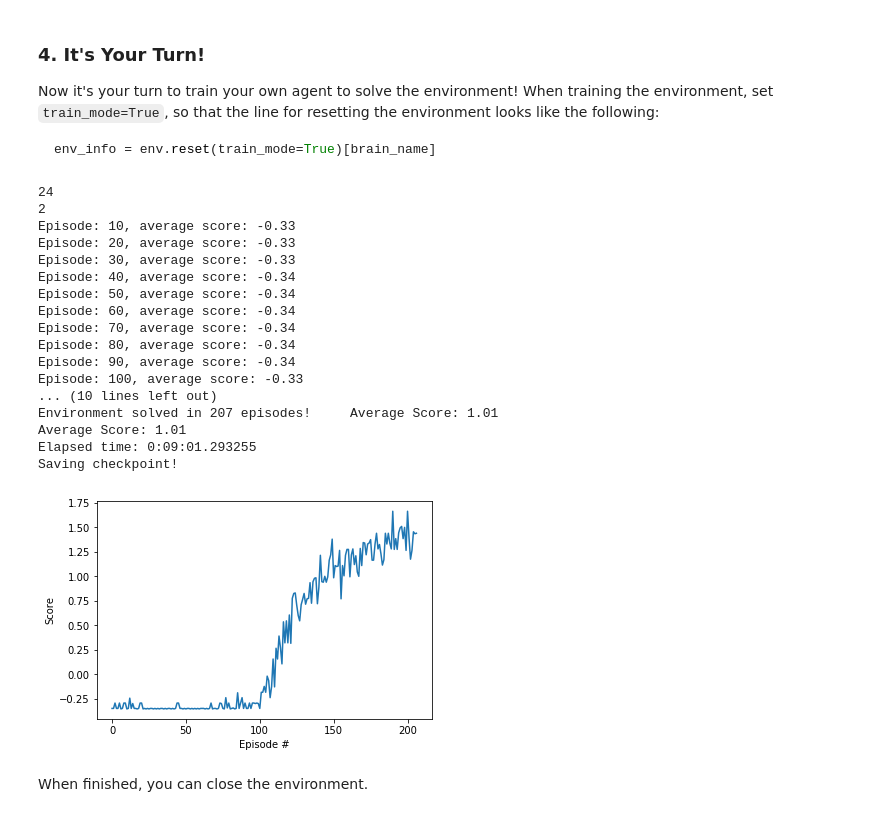
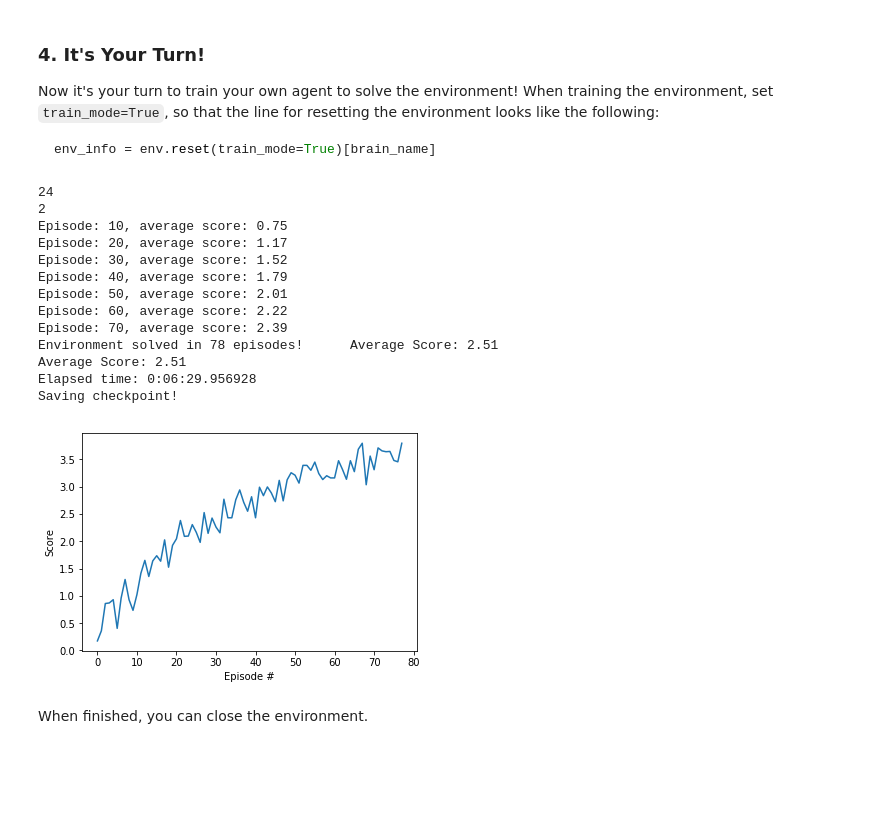
Before and after one commit to pyadmell/deep-reinforcement-learning-udacity, a Jupyter notebook: p3_collab-compet/Tennis-PPO.ipynb, the cells around one changed output. Cells and saved outputs as stored; diff of their text form; code cells hidden in the pictures; blank space fills up the shorter version.

Commit message:
Fix Tennis score calculation

```diff
--- a/p3_collab-compet/Tennis-PPO.ipynb
+++ b/p3_collab-compet/Tennis-PPO.ipynb
@@ -93,7 +93,7 @@ Once this cell is executed, you will watch the agents' performance, if they sele
 
 Of course, as part of the project, you'll have to change the code so that the agents are able to use their experiences to gradually choose better actions when interacting with the environment!
 # %%
-for i in range(1, 6):                                      # play game for 5 episodes
+for i in range(1, 50):                                      # play game for 5 episodes
     env_info = env.reset(train_mode=False)[brain_name]     # reset the environment
     states = env_info.vector_observations                  # get the current state (for each agent)
     scores = np.zeros(num_agents)                          # initialize the score (for each agent)
@@ -137,6 +131,9 @@ import torch.optim as optim
 from actor_critic import ActorCritic
 
 g_device = torch.device("cuda:0" if torch.cuda.is_available() else "cpu")
+# %%
+def normalize(x):
+    return x/(1.e-10+np.linalg.norm(x, ord=2, axis=1, keepdims=True))
 # %%
 def collect_trajectories(envs, policy, tmax=200, nrand=5, train_mode=False):
 
@@ -150,6 +147,7 @@ def collect_trajectories(envs, policy, tmax=200, nrand=5, train_mode=False):
     action_list=[]
     value_list=[]
     done_list=[]
+    score_list=[]
 
     env_info = envs.reset(train_mode=train_mode)[brain_name]
 
@@ -159,8 +157,9 @@ def collect_trajectories(envs, policy, tmax=200, nrand=5, train_mode=False):
         action = np.clip(action, -1.0, 1.0)
         env_info = envs.step(action)[brain_name]
 
+    score = [0.0, 0.0]
     for t in range(tmax):
-        states = env_info.vector_observations
+        states = normalize(env_info.vector_observations)
         env_actions = []
         #for states in all_states:
         states = to_tensor(states)
@@ -175,7 +174,11 @@ def collect_trajectories(envs, policy, tmax=200, nrand=5, train_mode=False):
         env_actions.append(actions.cpu().numpy())
 
         env_info = envs.step(env_actions)[brain_name]
-        rewards = to_tensor(env_info.rewards)
+        #rwrd = [-0.1 if r<=-0.0001 else r for r in env_info.rewards]
+        rwrd = [r for r in env_info.rewards]
+        score[0] += rwrd[0]
+        score[1] += rwrd[1]
+        rewards = to_tensor(rwrd)
         dones = to_tensor(env_info.local_done, dtype=np.uint8)
         #for _ in all_states:
         reward_list.append(rewards.unsqueeze(0))
@@ -185,8 +188,12 @@ def collect_trajectories(envs, policy, tmax=200, nrand=5, train_mode=False):
         action_list.append(actions.unsqueeze(0))
         value_list.append(values.unsqueeze(0))
         if np.any(dones):
+            score_list.append(score)
+            score = [0.0,0.0]
             env_info = envs.reset(train_mode=train_mode)[brain_name]
 
+    if np.any(dones)==False:
+        score_list.append(score)
 
     state_list = torch.cat(state_list, dim=0)
     prob_list = torch.cat(prob_list, dim=0)
@@ -195,7 +202,7 @@ def collect_trajectories(envs, policy, tmax=200, nrand=5, train_mode=False):
     value_list = torch.cat(value_list, dim=0)
     done_list = torch.cat(done_list, dim=0)
 
-    return prob_list, state_list, action_list, reward_list, value_list, done_list
+    return prob_list, state_list, action_list, reward_list, value_list, done_list, score_list
 # %%
 def calc_returns(rewards, values, dones):
     n_step = len(rewards)
@@ -233,18 +240,18 @@ def calc_returns(rewards, values, dones):
 # run your own policy!
 policy=ActorCritic(state_size=state_size,
               action_size=action_size,
-              shared_layers=[128, 128],
+              shared_layers=[256, 128],
               critic_hidden_layers=[64],
               actor_hidden_layers=[64],
               init_type='xavier-uniform',
               seed=0).to(g_device)
 
 # optim.SGD is also possible
-optimizer = optim.Adam(policy.parameters(), lr=2e-4)
+optimizer = optim.Adam(policy.parameters(), lr=3e-4)
 # %%
 scores_window = deque(maxlen=100)  # last 100 scores
 
-score_goal = 1.0
+score_goal = 2.5
 
 discount = 0.99
 epsilon = 0.1
@@ -252,7 +259,7 @@ beta = .01
 opt_epoch = 10
 episode = 2000
 batch_size = 128
-tmax = 1000 #env episode steps
+tmax = batch_size * 15 #env episode steps
 
 print_per_n = min(10,episode/10)
 counter = 0
@@ -265,13 +272,14 @@ print(action_size)
 
 for e in range(episode):
     policy.eval()
-    old_probs_lst, states_lst, actions_lst, rewards_lst, values_lst, dones_list = collect_trajectories(envs=env,
+    old_probs_lst, states_lst, actions_lst, rewards_lst, values_lst, dones_list, score_list = collect_trajectories(envs=env,
                                                                                                        policy=policy,
                                                                                                        tmax=tmax,
                                                                                                        nrand = 0,
                                                                                                        train_mode=True)
 
-    avg_score = rewards_lst.sum(dim=0).mean().item()
+    #avg_score = rewards_lst.sum(dim=0).mean().item()
+    avg_score = np.sum(score_list,0).mean()
     scores_window.append(avg_score)
     save_scores.append(avg_score)
 
@@ -351,48 +359,44 @@ for e in range(episode):
         print('Environment solved in {:d} episodes!\tAverage Score: {:.2f}'.format(e+1, np.mean(scores_window)))
         break
 
 
 print('Average Score: {:.2f}'.format(np.mean(scores_window)))
 elapsed = timeit.default_timer() - start_time
 print("Elapsed time: {}".format(timedelta(seconds=elapsed)))
 print("Saving checkpoint!")
 # save your policy!
 torch.save(policy.state_dict(), 'checkpoint.pth')
 
 # save data
 import pickle
 pickle.dump(save_scores, open( "saved_scors.p", "wb" ) )
 
 # plot scores
 import matplotlib.pyplot as plt
 %matplotlib inline
 
 fig = plt.figure()
 ax = fig.add_subplot(111)
 plt.plot(np.arange(len(save_scores)), save_scores)
 plt.ylabel('Score')
 plt.xlabel('Episode #')
 plt.savefig('scores_plot.png')
 plt.show()
 # %% [output]
 24
 2
-Episode: 10, average score: -0.33
-Episode: 20, average score: -0.33
-Episode: 30, average score: -0.33
-Episode: 40, average score: -0.34
-Episode: 50, average score: -0.34
-Episode: 60, average score: -0.34
-Episode: 70, average score: -0.34
-Episode: 80, average score: -0.34
-Episode: 90, average score: -0.34
-Episode: 100, average score: -0.33
-... (10 lines left out)
-Environment solved in 207 episodes!     Average Score: 1.01
-Average Score: 1.01
-Elapsed time: 0:09:01.293255
+Episode: 10, average score: 0.75
+Episode: 20, average score: 1.17
+Episode: 30, average score: 1.52
+Episode: 40, average score: 1.79
+Episode: 50, average score: 2.01
+Episode: 60, average score: 2.22
+Episode: 70, average score: 2.39
+Environment solved in 78 episodes!      Average Score: 2.51
+Average Score: 2.51
+Elapsed time: 0:06:29.956928
 Saving checkpoint!
-[figure, old version]
+[figure, new version]
 # %% [markdown]
 When finished, you can close the environment.
 # %%
```
Also changed, not shown: parts of 2 cells of this notebook.
